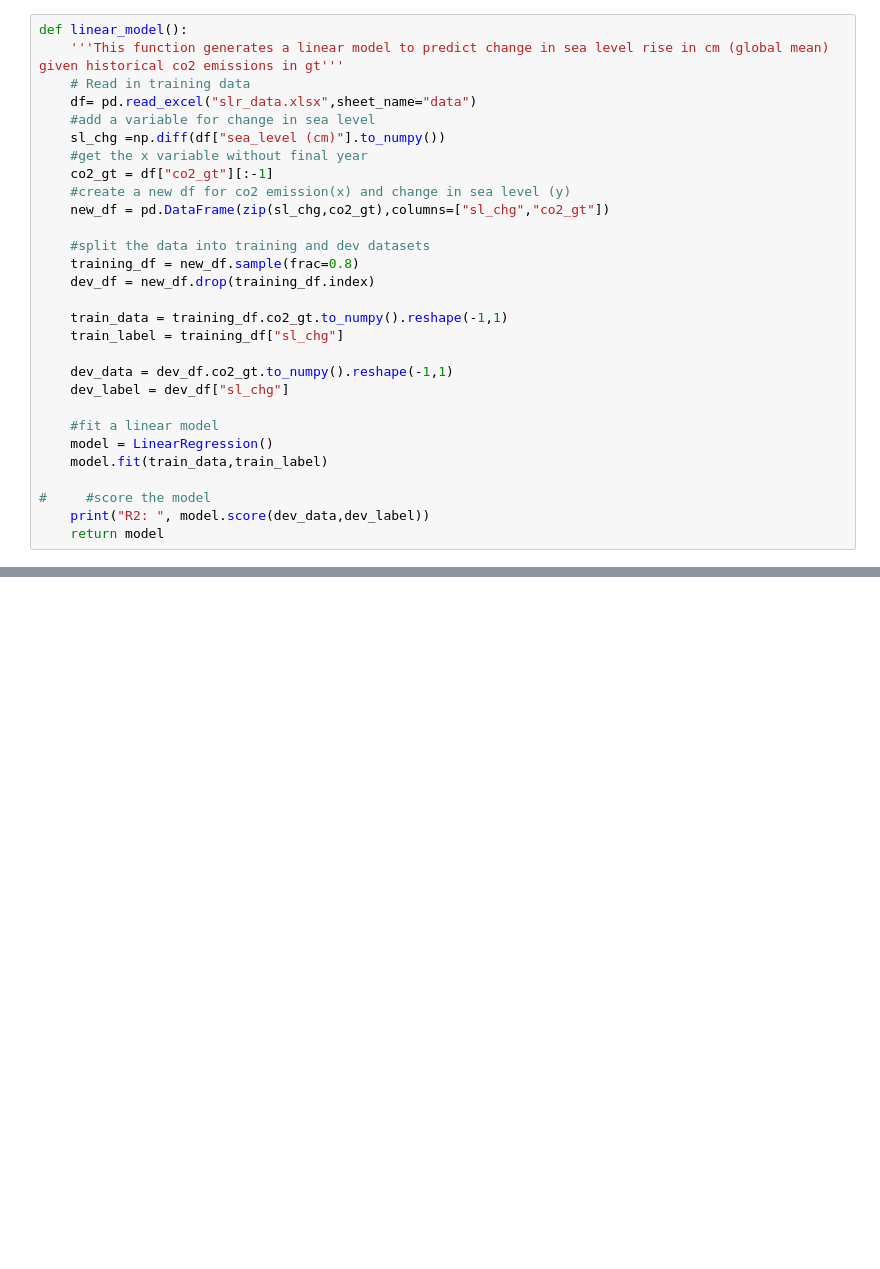
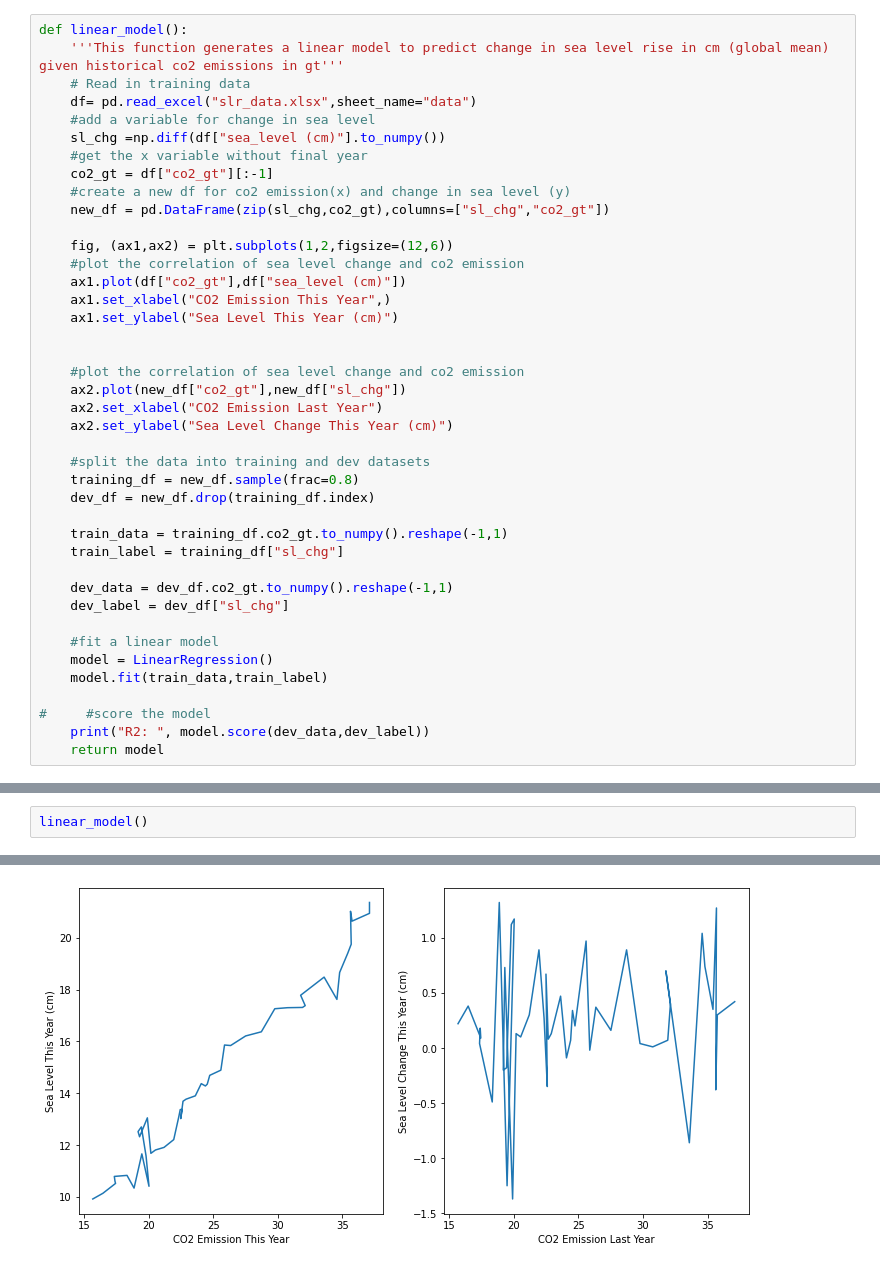
Before and after one commit to blakedallen/geo-viz-group, a Jupyter notebook: model.ipynb, the cells around one changed output, grey strips where cells are left out. Cells and saved outputs as stored; diff of their text form; blank space fills up the shorter version.

```diff
--- a/model.ipynb
+++ b/model.ipynb
@@ -17,6 +19,18 @@ def linear_model():
     co2_gt = df["co2_gt"][:-1]
     #create a new df for co2 emission(x) and change in sea level (y)
     new_df = pd.DataFrame(zip(sl_chg,co2_gt),columns=["sl_chg","co2_gt"])
+
+    fig, (ax1,ax2) = plt.subplots(1,2,figsize=(12,6))
+    #plot the correlation of sea level change and co2 emission
+    ax1.plot(df["co2_gt"],df["sea_level (cm)"])
+    ax1.set_xlabel("CO2 Emission This Year",)
+    ax1.set_ylabel("Sea Level This Year (cm)")
+
+
+    #plot the correlation of sea level change and co2 emission
+    ax2.plot(new_df["co2_gt"],new_df["sl_chg"])
+    ax2.set_xlabel("CO2 Emission Last Year")
+    ax2.set_ylabel("Sea Level Change This Year (cm)")
 
     #split the data into training and dev datasets
     training_df = new_df.sample(frac=0.8)
@@ -51,0 +66,3 @@ array([0.38455535])
+# %%
+linear_model()
+# %% [output]
@@ -51,0 +71 @@ array([0.38455535])
+[figure, added]
```
Also changed, not shown: parts of 5 cells of this notebook, 2 other files.
